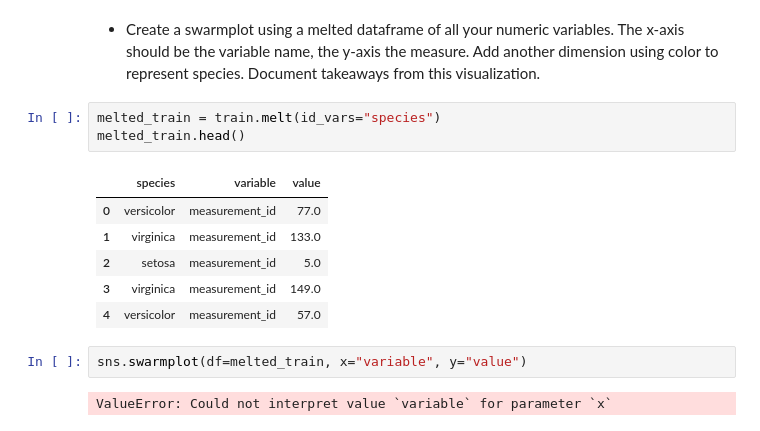
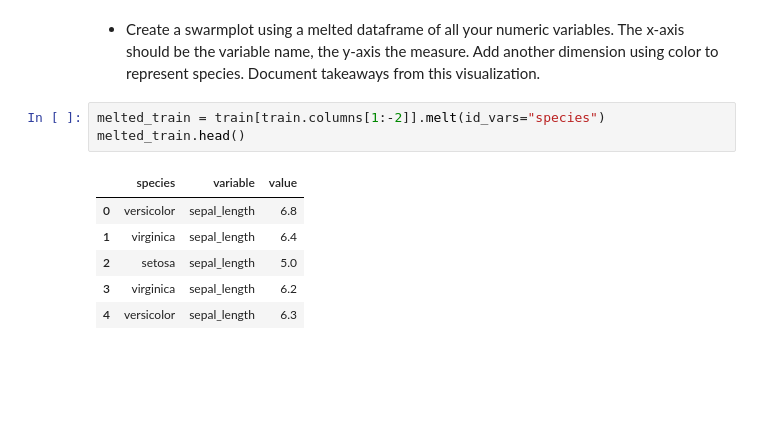
Before and after one commit to MigashaneVictoire/classification-exercises, a Jupyter notebook: classification_exercises.ipynb, the cells around one changed output. Drawn from its saved outputs; the diff is of its cells as text; blank space fills up the shorter version.

```diff
--- a/classification_exercises.ipynb
+++ b/classification_exercises.ipynb
@@ -2079,16 +2079,12 @@ SEPAL_WIDTH vs PETAL_LENGTH
 # %% [markdown]
 - Create a swarmplot using a melted dataframe of all your numeric variables. The x-axis should be the variable name, the y-axis the measure. Add another dimension using color to represent species. Document takeaways from this visualization.
 # %%
-melted_train = train.melt(id_vars="species")
+melted_train = train[train.columns[1:-2]].melt(id_vars="species")
 melted_train.head()
 # %% [output]
 |  | species | variable | value |
-| 0 | versicolor | measurement_id | 77.0 |
-| 1 | virginica | measurement_id | 133.0 |
-| 2 | setosa | measurement_id | 5.0 |
-| 3 | virginica | measurement_id | 149.0 |
-| 4 | versicolor | measurement_id | 57.0 |
+| 0 | versicolor | sepal_length | 6.8 |
+| 1 | virginica | sepal_length | 6.4 |
+| 2 | setosa | sepal_length | 5.0 |
+| 3 | virginica | sepal_length | 6.2 |
+| 4 | versicolor | sepal_length | 6.3 |
-# %%
-sns.swarmplot(df=melted_train, x="variable", y="value")
-# %% [output]
-ValueError: Could not interpret value `variable` for parameter `x`
```
Also changed, not shown: parts of 8 cells of this notebook, 1 other file.
